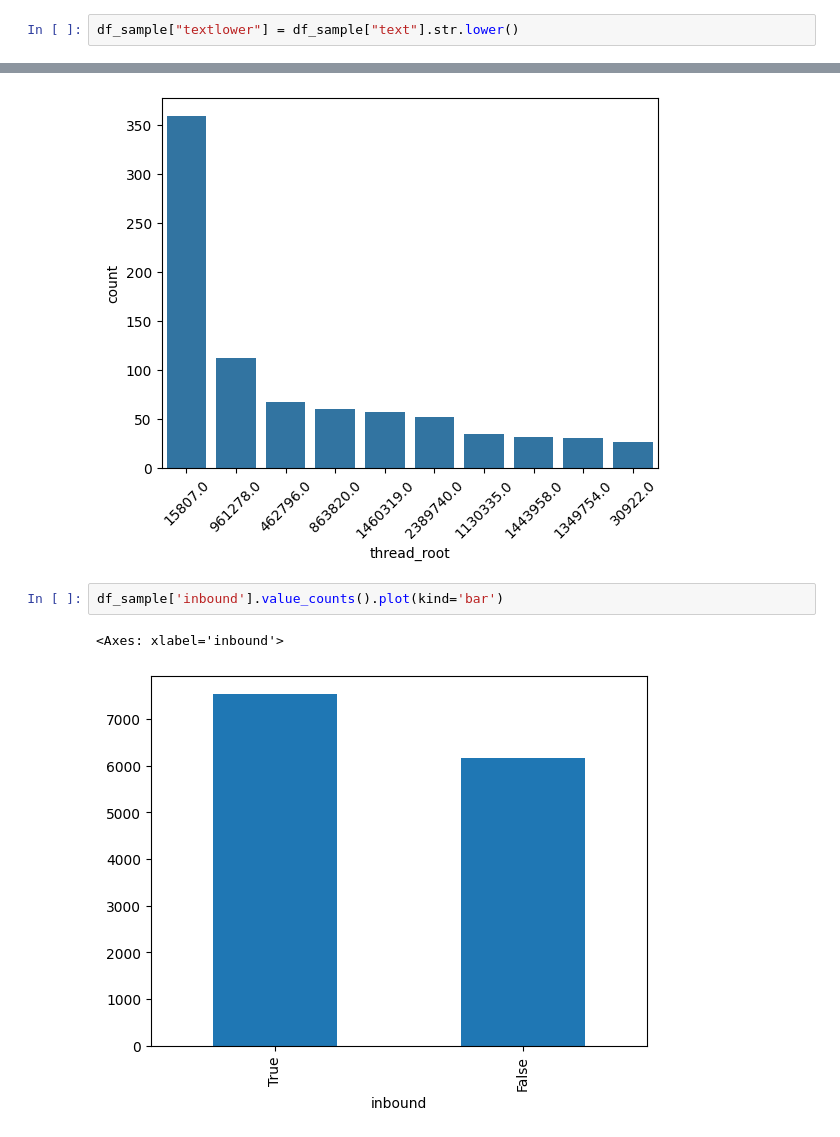
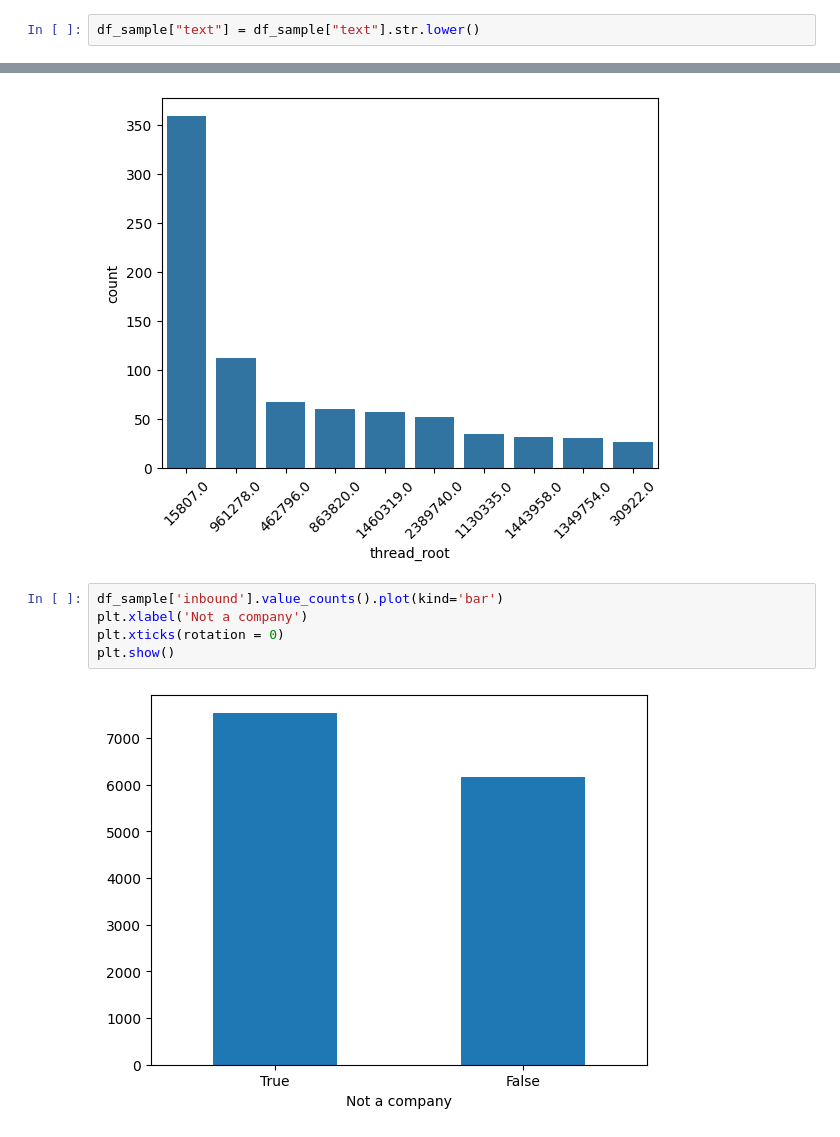
Before and after one commit to rudimentos/Social-Media_Machine-Learning_project, a Jupyter notebook: twcs_jyp.ipynb, the cells around one changed output, grey strips where cells are left out. Drawn from its saved outputs; the diff is of its cells as text.

```diff
--- a/twcs_jyp.ipynb
+++ b/twcs_jyp.ipynb
@@ -76,5 +76,5 @@ df_sample.head(10)
 # %%
-df_sample["textlower"] = df_sample["text"].str.lower()
+df_sample["text"] = df_sample["text"].str.lower()
 # %%
 df_sample['created_at'] = pd.to_datetime(df_sample['created_at'])
 df_sample = df_sample.sort_values(['thread_root', 'created_at'])
@@ -139,6 +139,8 @@ plt.show()
 [figure]
 # %%
 df_sample['inbound'].value_counts().plot(kind='bar')
+plt.xlabel('Not a company')
+plt.xticks(rotation = 0)
+plt.show()
 # %% [output]
-<Axes: xlabel='inbound'>
-[figure, old version]
+[figure, new version]
```
Also changed, not shown: parts of 14 cells of this notebook.
